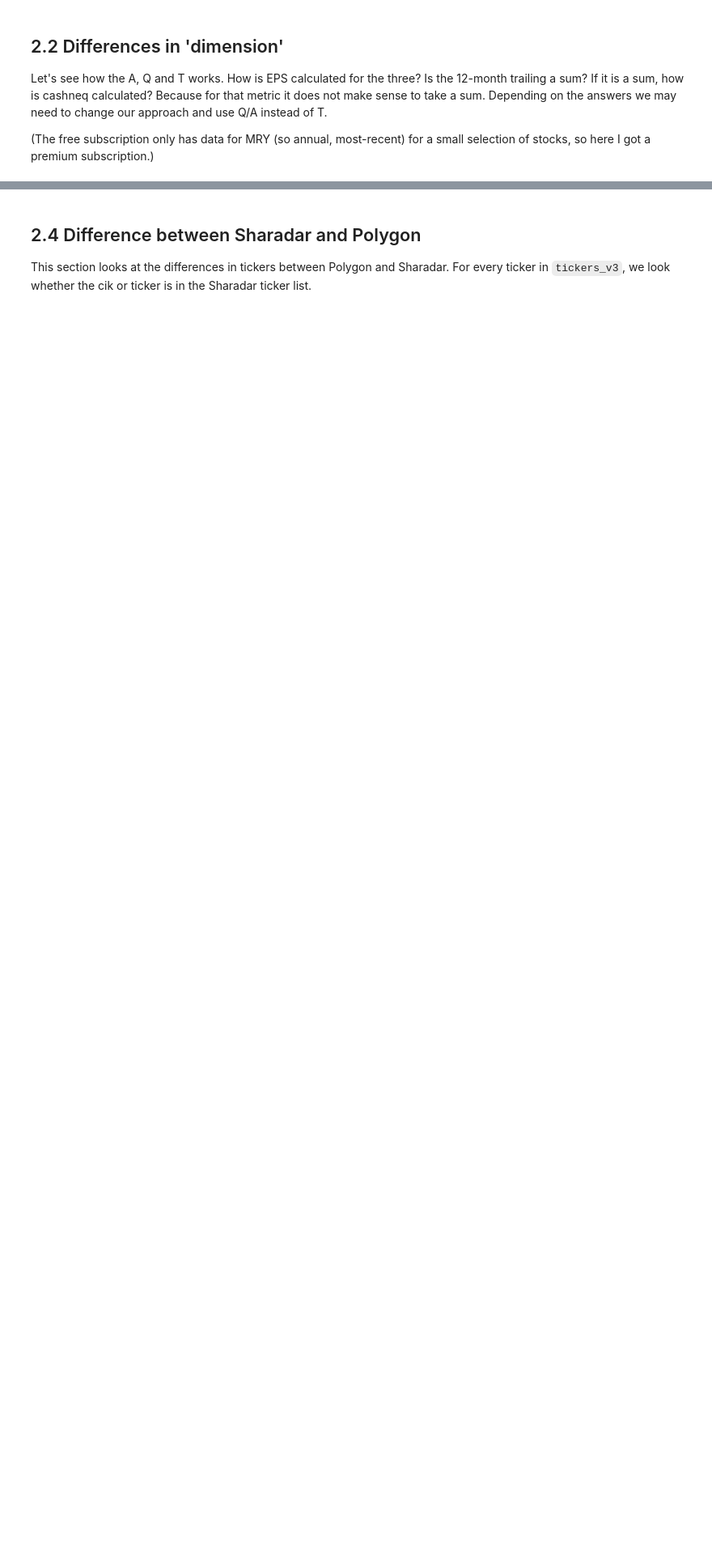
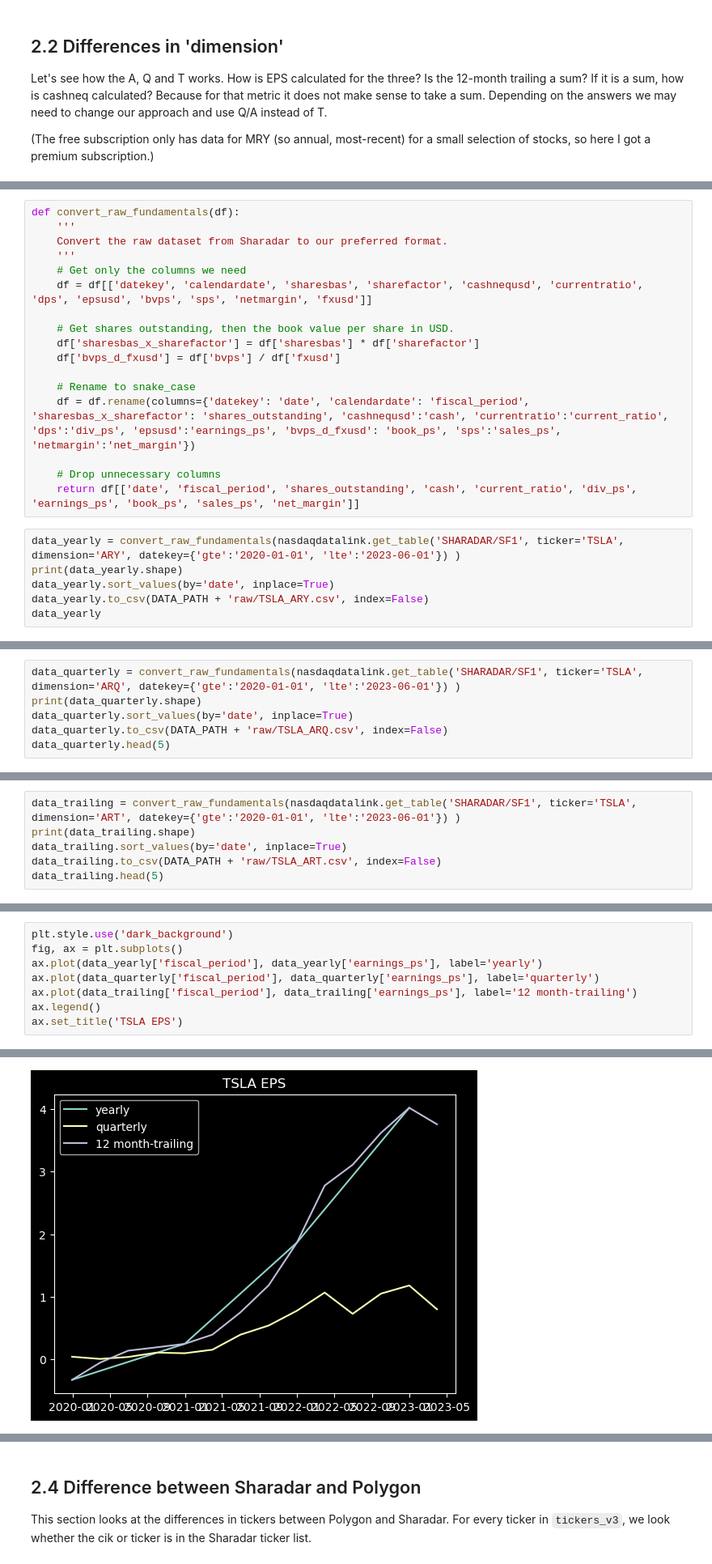
Before and after one commit to shinathan/QSExtended, a Jupyter notebook: data_import/polygon/2_get_fundamentals.ipynb, the cells around one changed output, grey strips where cells are left out. Shown at 81% size. Saved outputs shown, nothing was run; the diff lists cells and outputs as text; blank space fills up the shorter version.

```diff
--- a/data_import/polygon/2_get_fundamentals.ipynb
+++ b/data_import/polygon/2_get_fundamentals.ipynb
@@ -169,0 +161,23 @@ ticker_metadata = pd.read_csv(DATA_PATH + "raw/tickers.csv")
+# %%
+def convert_raw_fundamentals(df):
+    '''
+    Convert the raw dataset from Sharadar to our preferred format.
+    '''
+    # Get only the columns we need
+    df = df[['datekey', 'calendardate', 'sharesbas', 'sharefactor', 'cashnequsd', 'currentratio', 'dps', 'epsusd', 'bvps', 'sps', 'netmargin', 'fxusd']]
+
+    # Get shares outstanding, then the book value per share in USD.
+    df['sharesbas_x_sharefactor'] = df['sharesbas'] * df['sharefactor']
+    df['bvps_d_fxusd'] = df['bvps'] / df['fxusd']
+
+    # Rename to snake_case
+    df = df.rename(columns={'datekey': 'date', 'calendardate': 'fiscal_period', 'sharesbas_x_sharefactor': 'shares_outstanding', 'cashnequsd':'cash', 'currentratio':'current_ratio', 'dps':'div_ps', 'epsusd':'earnings_ps', 'bvps_d_fxusd': 'book_ps', 'sps':'sales_ps', 'netmargin':'net_margin'})
+
+    # Drop unnecessary columns
+    return df[['date', 'fiscal_period', 'shares_outstanding', 'cash', 'current_ratio', 'div_ps', 'earnings_ps', 'book_ps', 'sales_ps', 'net_margin']]
+# %%
+data_yearly = convert_raw_fundamentals(nasdaqdatalink.get_table('SHARADAR/SF1', ticker='TSLA', dimension='ARY', datekey={'gte':'2020-01-01', 'lte':'2023-06-01'}) )
+print(data_yearly.shape)
+data_yearly.sort_values(by='date', inplace=True)
+data_yearly.to_csv(DATA_PATH + 'raw/TSLA_ARY.csv', index=False)
+data_yearly
@@ -169,0 +192,6 @@ ticker_metadata = pd.read_csv(DATA_PATH + "raw/tickers.csv")
+# %%
+data_quarterly = convert_raw_fundamentals(nasdaqdatalink.get_table('SHARADAR/SF1', ticker='TSLA', dimension='ARQ', datekey={'gte':'2020-01-01', 'lte':'2023-06-01'}) )
+print(data_quarterly.shape)
+data_quarterly.sort_values(by='date', inplace=True)
+data_quarterly.to_csv(DATA_PATH + 'raw/TSLA_ARQ.csv', index=False)
+data_quarterly.head(5)
@@ -169,0 +207,6 @@ ticker_metadata = pd.read_csv(DATA_PATH + "raw/tickers.csv")
+# %%
+data_trailing = convert_raw_fundamentals(nasdaqdatalink.get_table('SHARADAR/SF1', ticker='TSLA', dimension='ART', datekey={'gte':'2020-01-01', 'lte':'2023-06-01'}) )
+print(data_trailing.shape)
+data_trailing.sort_values(by='date', inplace=True)
+data_trailing.to_csv(DATA_PATH + 'raw/TSLA_ART.csv', index=False)
+data_trailing.head(5)
@@ -169,0 +222,9 @@ ticker_metadata = pd.read_csv(DATA_PATH + "raw/tickers.csv")
+# %%
+plt.style.use('dark_background')
+fig, ax = plt.subplots()
+ax.plot(data_yearly['fiscal_period'], data_yearly['earnings_ps'], label='yearly')
+ax.plot(data_quarterly['fiscal_period'], data_quarterly['earnings_ps'], label='quarterly')
+ax.plot(data_trailing['fiscal_period'], data_trailing['earnings_ps'], label='12 month-trailing')
+ax.legend()
+ax.set_title('TSLA EPS')
+# %% [output]
@@ -169,0 +232 @@ ticker_metadata = pd.read_csv(DATA_PATH + "raw/tickers.csv")
+[figure, added]
```
Also changed, not shown: parts of 26 cells of this notebook, 4 other files.
